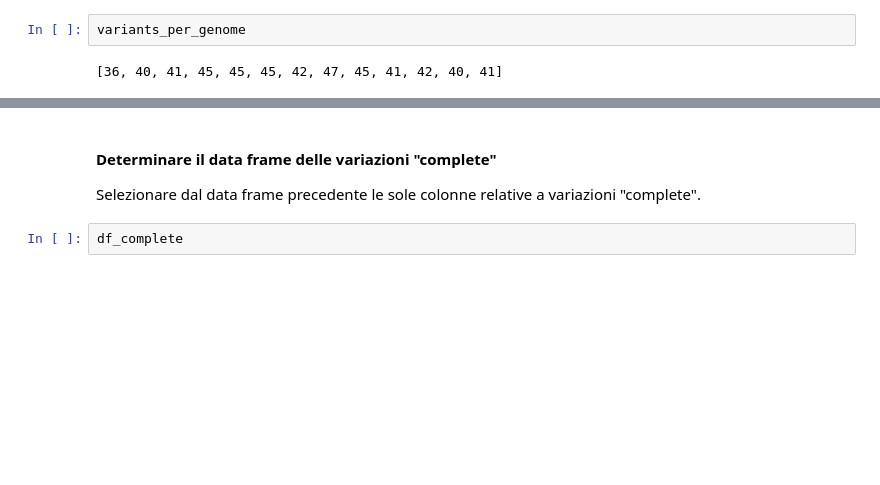
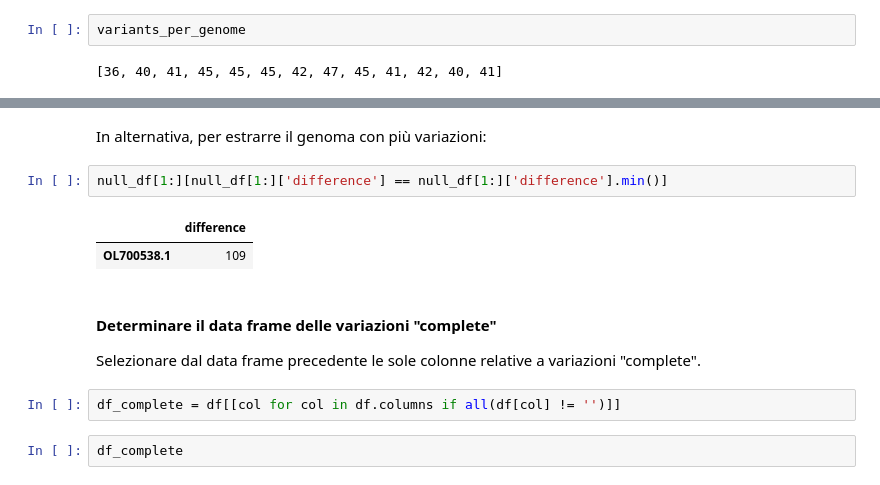
Before and after one commit to bioinformatica-corso/lezioni, a Jupyter notebook: laboratorio/lezione17-09dic21/esercizio4-biopython.ipynb, the cells around one changed output, grey strips where cells are left out. Saved outputs shown, nothing was run; the diff lists cells and outputs as text; blank space fills up the shorter version.

```diff
--- a/laboratorio/lezione17-09dic21/esercizio4-biopython.ipynb
+++ b/laboratorio/lezione17-09dic21/esercizio4-biopython.ipynb
@@ -231,7 +297,16 @@ variants_per_genome
+# %% [markdown]
+In alternativa, per estrarre il genoma con più variazioni:
+# %%
+null_df[1:][null_df[1:]['difference'] == null_df[1:]['difference'].min()]
+# %% [output]
+|  | difference |
+| OL700538.1 | 109 |
 # %% [markdown]
 #### Determinare il data frame delle variazioni "complete"
 
 Selezionare dal data frame precedente le sole colonne relative a variazioni "complete".
+# %%
+df_complete = df[[col for col in df.columns if all(df[col] != '')]]
 # %%
 df_complete
 # %% [output]
```
Also changed, not shown: parts of 23 cells of this notebook.
